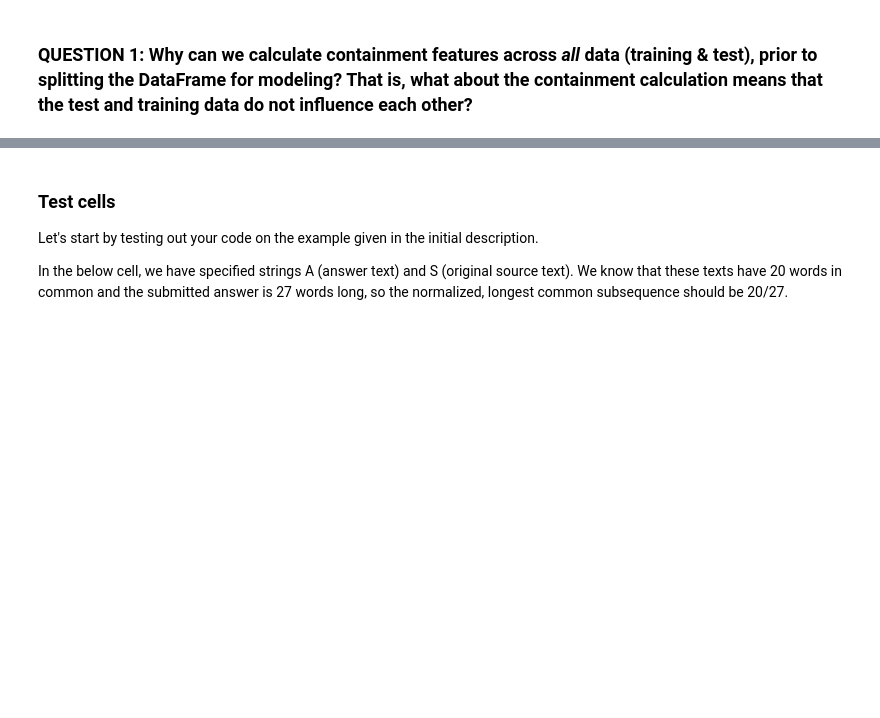
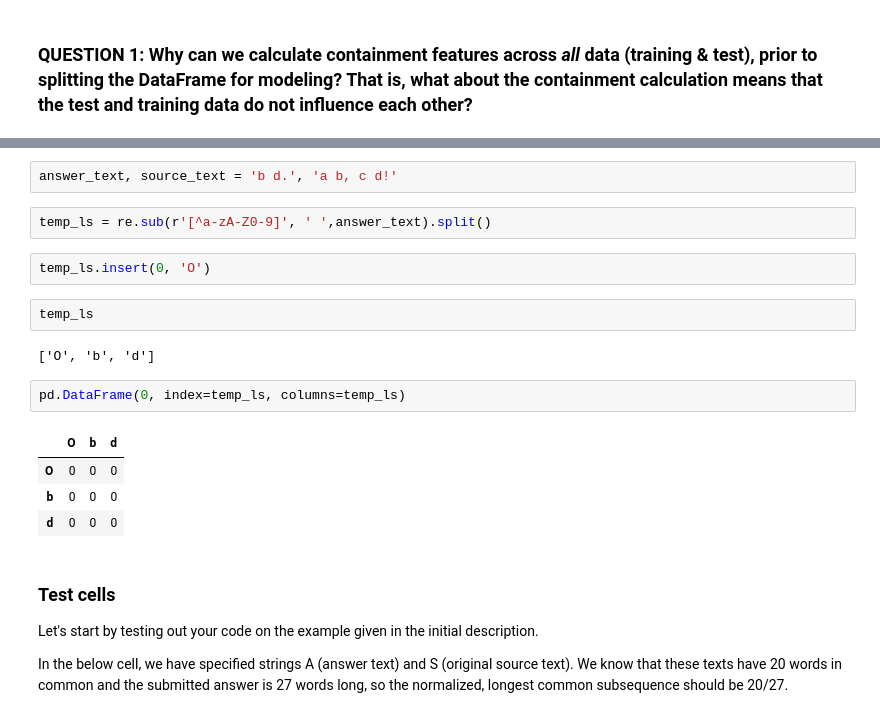
Before and after one commit to seongjaeryu/ML_SageMaker_Studies, a Jupyter notebook: Project_Plagiarism_Detection/2_Plagiarism_Feature_Engineering.ipynb, the cells around one changed output, grey strips where cells are left out. Saved outputs shown, nothing was run; the diff lists cells and outputs as text; blank space fills up the shorter version.

```diff
--- a/Project_Plagiarism_Detection/2_Plagiarism_Feature_Engineering.ipynb
+++ b/Project_Plagiarism_Detection/2_Plagiarism_Feature_Engineering.ipynb
@@ -525,3 +602,20 @@ def lcs_norm_word(answer_text, source_text):
+# %%
+answer_text, source_text = 'b d.', 'a b, c d!'
+# %%
+temp_ls = re.sub(r'[^a-zA-Z0-9]', ' ',answer_text).split()
+# %%
+temp_ls.insert(0, 'O')
+# %%
+temp_ls
+# %% [output]
+['O', 'b', 'd']
+# %%
+pd.DataFrame(0, index=temp_ls, columns=temp_ls)
+# %% [output]
+|  | O | b | d |
+| O | 0 | 0 | 0 |
+| b | 0 | 0 | 0 |
+| d | 0 | 0 | 0 |
 # %% [markdown]
 ### Test cells
 
```
Also changed, not shown: parts of 26 cells of this notebook, 2 other files.
